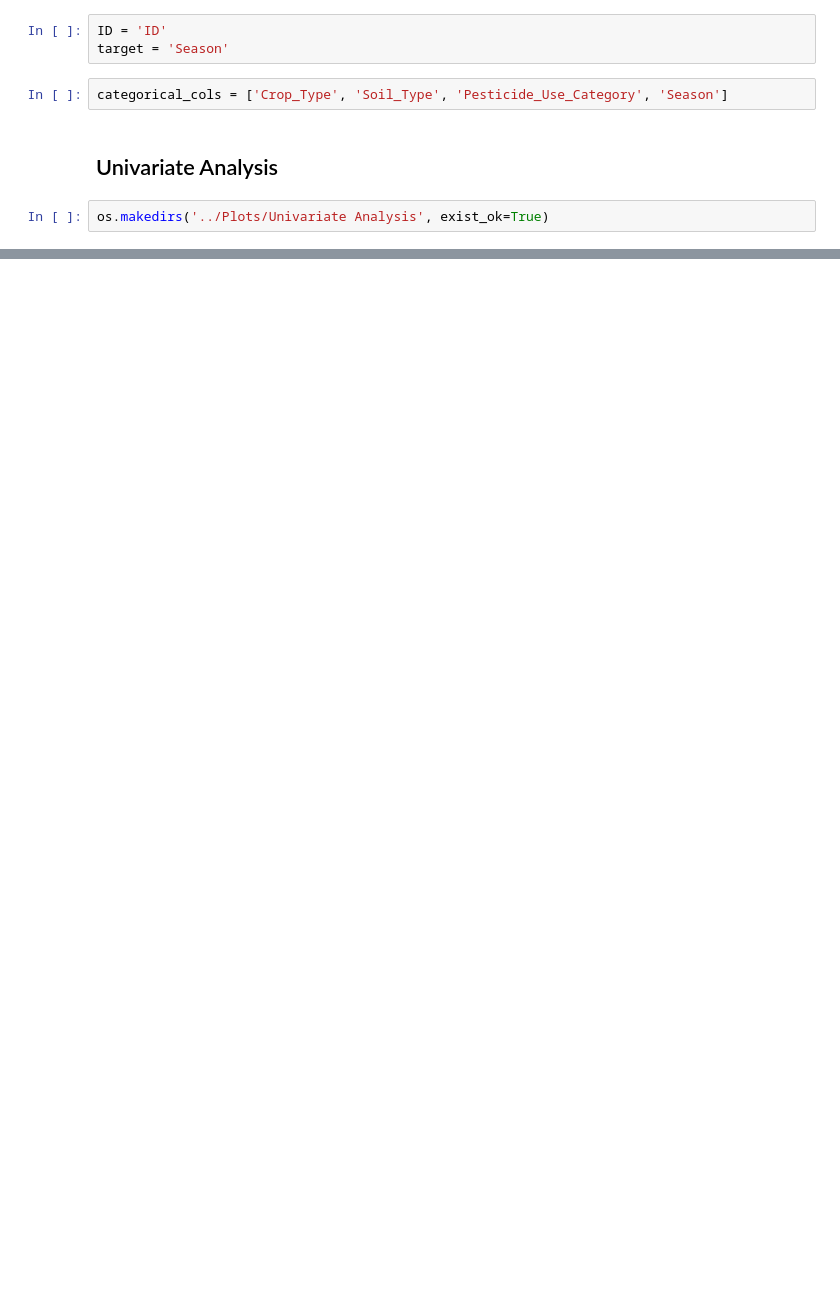
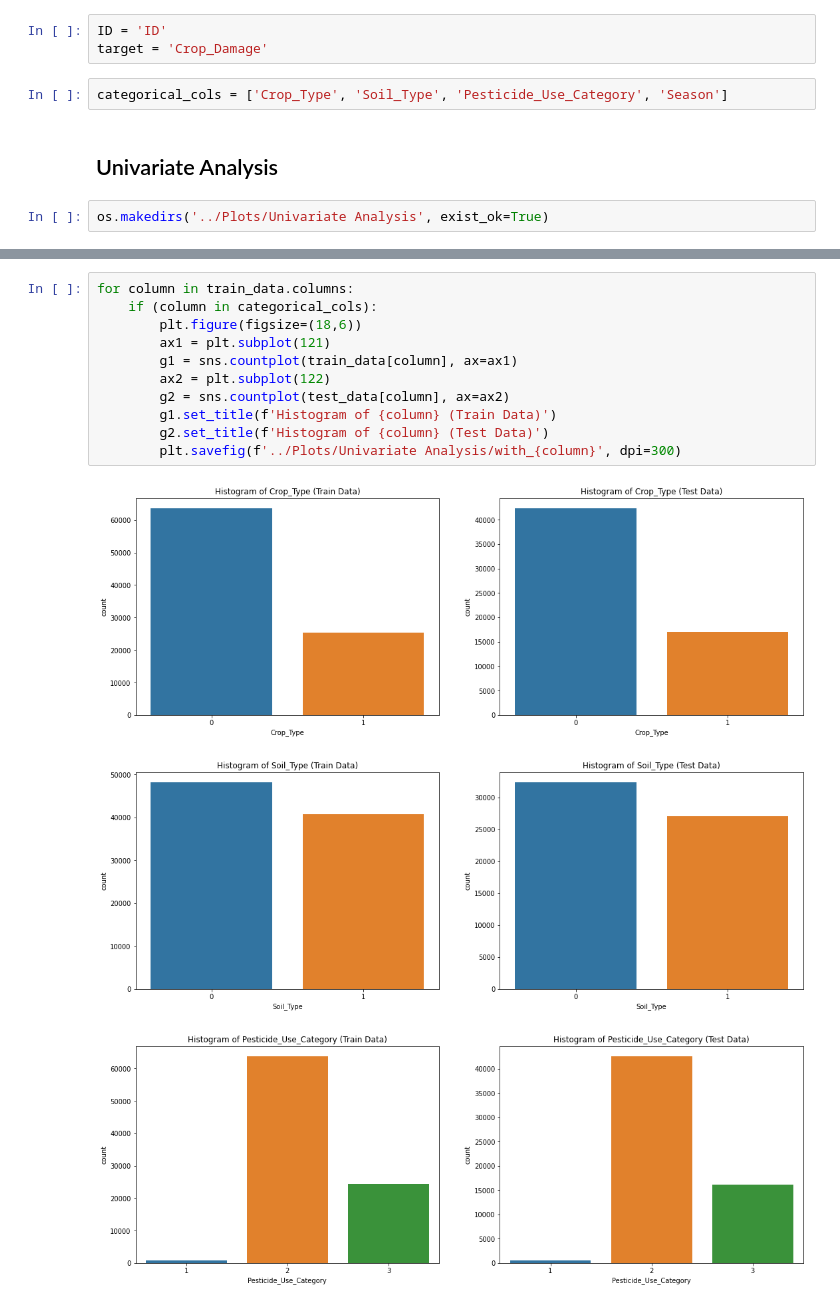
Before and after one commit to teja275/Janatahack-Machine-Learning-in-Agriculture, a Jupyter notebook: Notebooks/explore.ipynb, the cells around one changed output, grey strips where cells are left out. Saved outputs shown, nothing was run; the diff lists cells and outputs as text; blank space fills up the shorter version.

Commit message:
univariate/bivariate analysis

```diff
--- a/Notebooks/explore.ipynb
+++ b/Notebooks/explore.ipynb
@@ -114,7 +121,7 @@ memory usage: 4.1+ MB
 ## Constants
 # %%
 ID = 'ID'
-target = 'Season'
+target = 'Crop_Damage'
 # %%
 categorical_cols = ['Crop_Type', 'Soil_Type', 'Pesticide_Use_Category', 'Season']
 # %% [markdown]
@@ -138,0 +177,15 @@ TypeError: list expected at most 1 argument, got 2
+# %%
+for column in train_data.columns:
+    if (column in categorical_cols):
+        plt.figure(figsize=(18,6))
+        ax1 = plt.subplot(121)
+        g1 = sns.countplot(train_data[column], ax=ax1)
+        ax2 = plt.subplot(122)
+        g2 = sns.countplot(test_data[column], ax=ax2)
+        g1.set_title(f'Histogram of {column} (Train Data)')
+        g2.set_title(f'Histogram of {column} (Test Data)')
+        plt.savefig(f'../Plots/Univariate Analysis/with_{column}', dpi=300)
+# %% [output]
+[figure, added]
+[figure, added]
+[figure, added]
```
Also changed, not shown: parts of 15 cells of this notebook.
